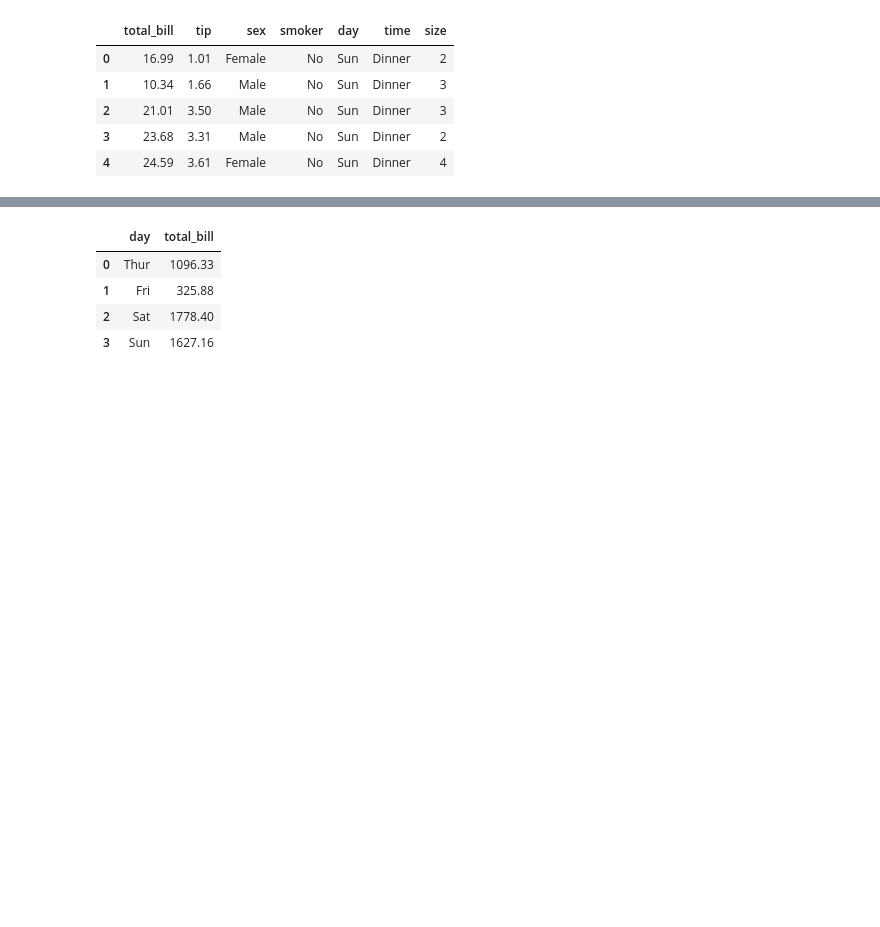
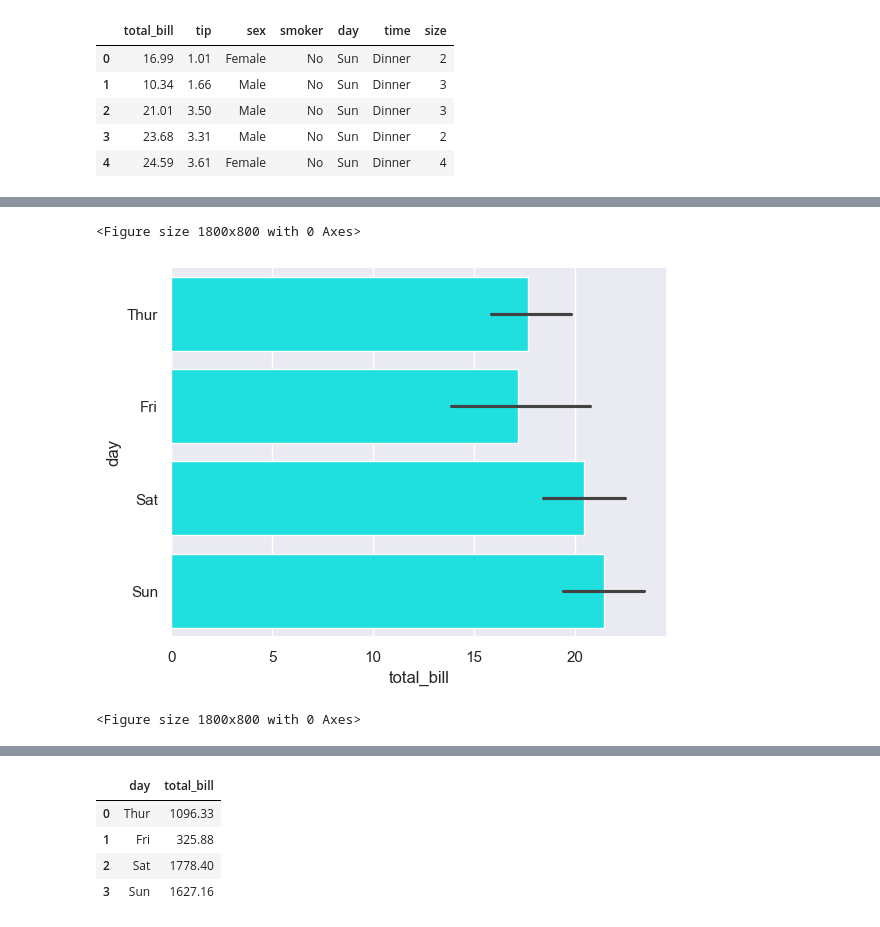
Before and after one commit to BusraSarikaya1/data, a Jupyter notebook: week 3/3-dataviz.ipynb, the cells around one changed output, grey strips where cells are left out. Cells and saved outputs as stored; diff of their text form; code cells hidden in the pictures; blank space fills up the shorter version.

```diff
--- a/week 3/3-dataviz.ipynb
+++ b/week 3/3-dataviz.ipynb
@@ -61,0 +80,13 @@ tips.head()
+# %%
+sns.set(style="darkgrid")  # seaborn un set stili kullanılarak grafik stili ayarlanır.
+sns.barplot(               #seaborn un 'barplot'fonksiyonu kullanılarak çubuk grafik oluşturulur.
+    x="total_bill",
+    y="day",
+    data=tips,
+    color="cyan"
+)
+plt.figure(figsize=(18, 8))
+# %% [output]
+<Figure size 1800x800 with 0 Axes>
+[figure, added]
+<Figure size 1800x800 with 0 Axes>
```
Also changed, not shown: parts of 27 cells of this notebook, 2 other files.
